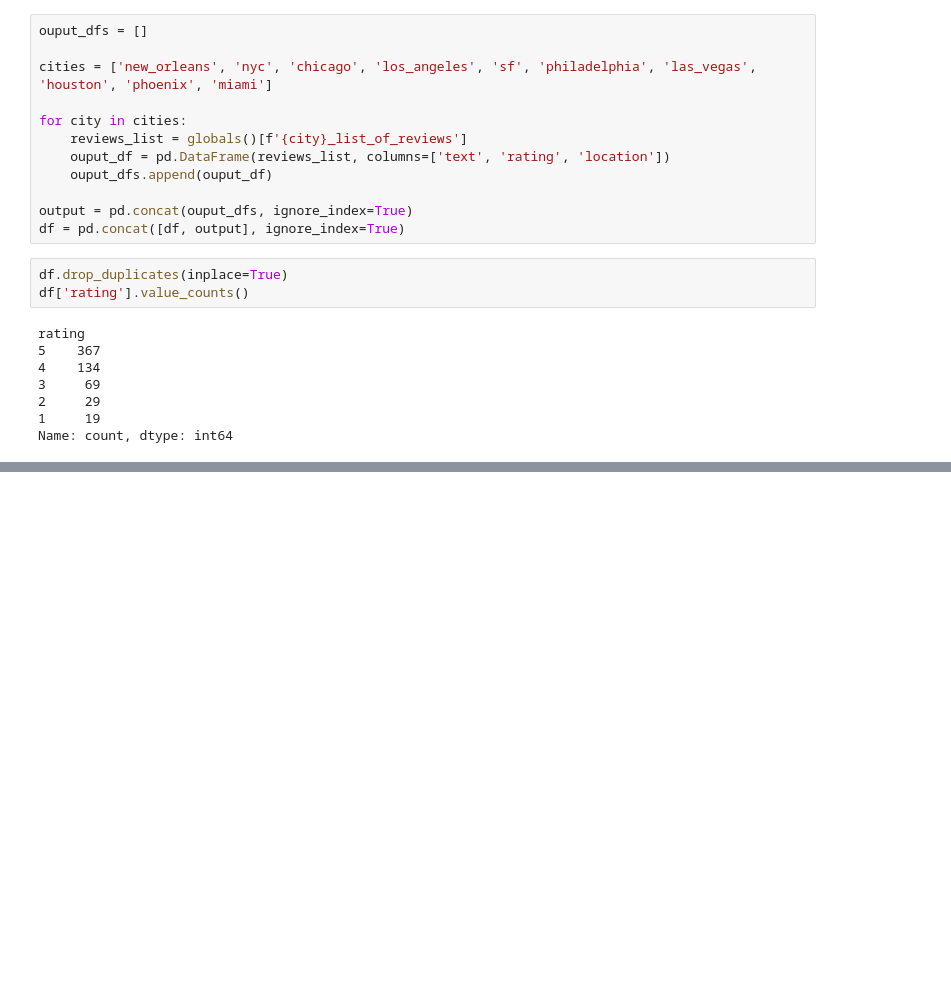
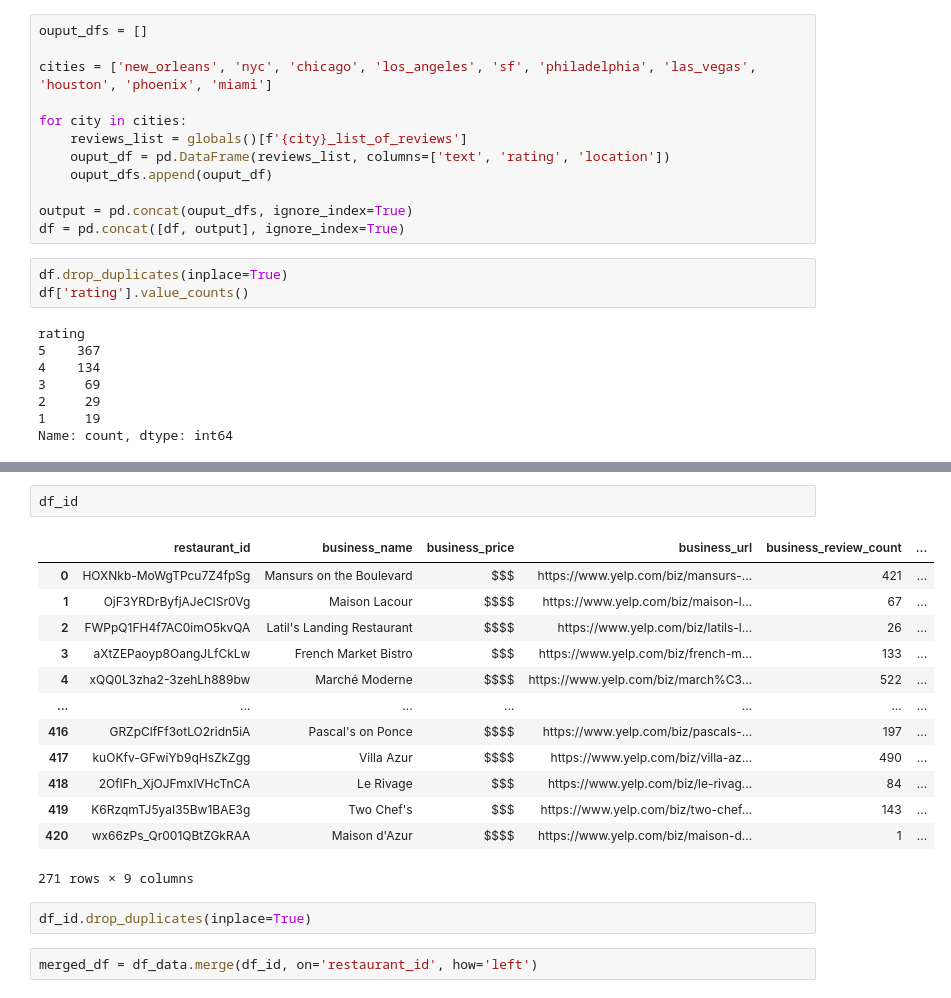
Before and after one commit to Alex-brss/NLP_Data_Exploration_and_Modeling, a Jupyter notebook: scraping.ipynb, the cells around one changed output, grey strips where cells are left out. Saved outputs shown, nothing was run; the diff lists cells and outputs as text; blank space fills up the shorter version.

```diff
--- a/scraping.ipynb
+++ b/scraping.ipynb
@@ -403,0 +275,20 @@ Name: count, dtype: int64
+# %%
+df_id
+# %% [output]
+|  | restaurant_id | business_name | business_price | business_url | business_review_count | ... |
+| 0 | HOXNkb-MoWgTPcu7Z4fpSg | Mansurs on the Boulevard | $$$ | https://www.yelp.com/biz/mansurs-... | 421 | ... |
+| 1 | OjF3YRDrByfjAJeCISr0Vg | Maison Lacour | $$$$ | https://www.yelp.com/biz/maison-l... | 67 | ... |
+| 2 | FWPpQ1FH4f7AC0imO5kvQA | Latil's Landing Restaurant | $$$$ | https://www.yelp.com/biz/latils-l... | 26 | ... |
+| 3 | aXtZEPaoyp8OangJLfCkLw | French Market Bistro | $$$ | https://www.yelp.com/biz/french-m... | 133 | ... |
+| 4 | xQQ0L3zha2-3zehLh889bw | Marché Moderne | $$$$ | https://www.yelp.com/biz/march%C3... | 522 | ... |
+| ... | ... | ... | ... | ... | ... | ... |
+| 416 | GRZpClfFf3otLO2ridn5iA | Pascal's on Ponce | $$$$ | https://www.yelp.com/biz/pascals-... | 197 | ... |
+| 417 | kuOKfv-GFwiYb9qHsZkZgg | Villa Azur | $$$$ | https://www.yelp.com/biz/villa-az... | 490 | ... |
+| 418 | 2OfIFh_XjOJFmxlVHcTnCA | Le Rivage | $$$ | https://www.yelp.com/biz/le-rivag... | 84 | ... |
+| 419 | K6RzqmTJ5yaI35Bw1BAE3g | Two Chef's | $$$ | https://www.yelp.com/biz/two-chef... | 143 | ... |
+| 420 | wx66zPs_Qr001QBtZGkRAA | Maison d'Azur | $$$$ | https://www.yelp.com/biz/maison-d... | 1 | ... |
+271 rows × 9 columns
+# %%
+df_id.drop_duplicates(inplace=True)
+# %%
+merged_df = df_data.merge(df_id, on='restaurant_id', how='left')
```
Also changed, not shown: parts of 33 cells of this notebook, 1 other file.
